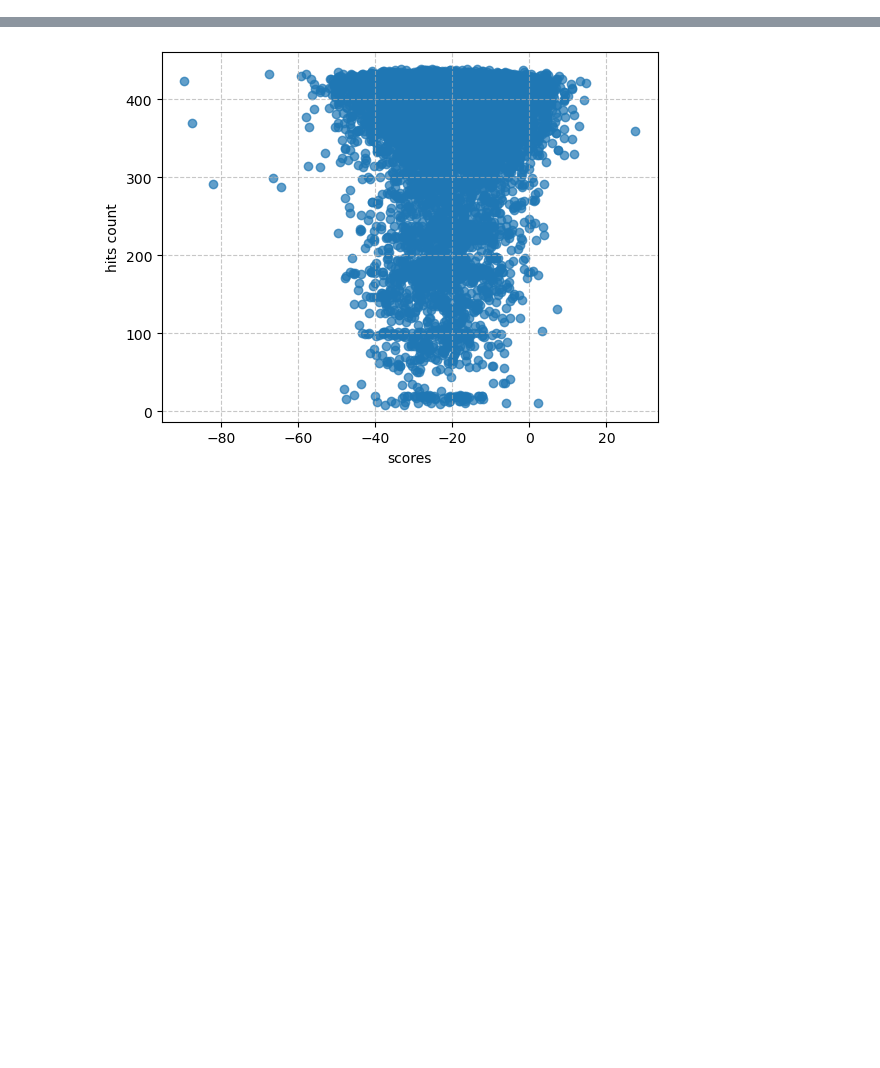
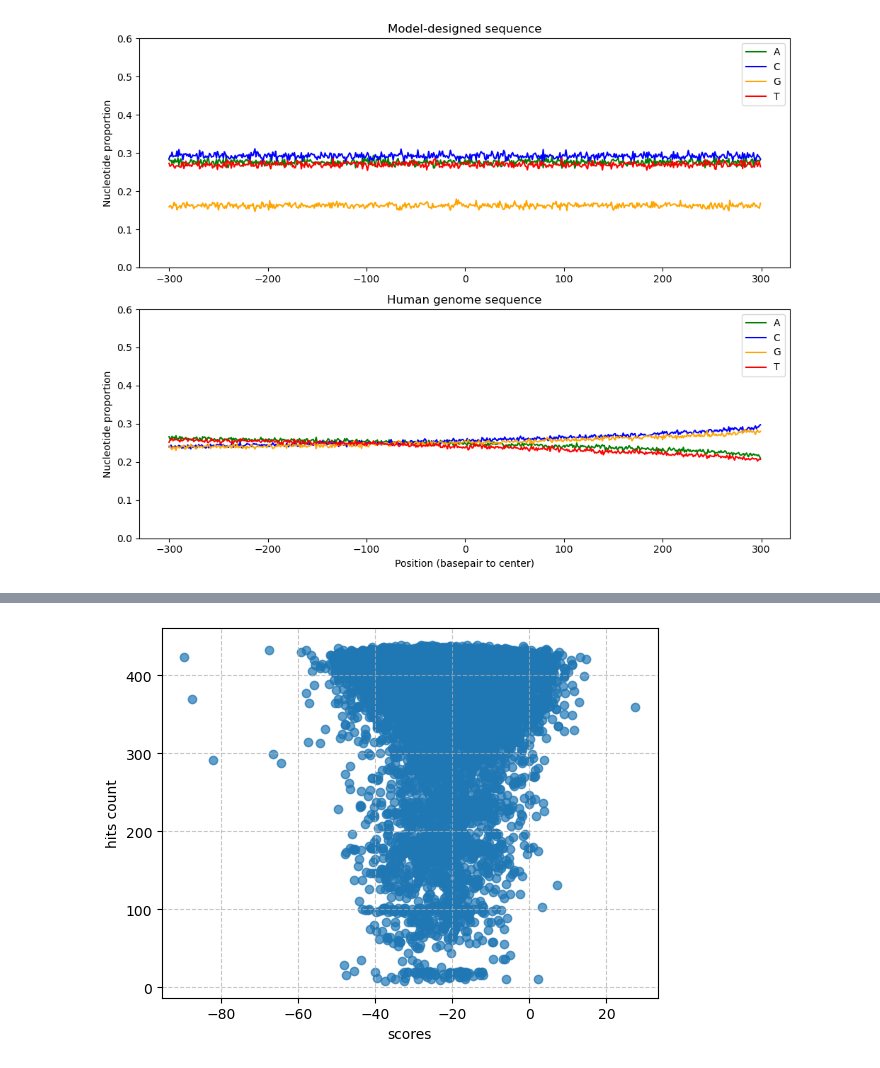
Before and after one commit to debbiemarkslab/PROSE, a Jupyter notebook: scripts/notebook.ipynb, the cells around one changed output, grey strips where cells are left out. Cells and saved outputs as stored; diff of their text form; code cells hidden in the pictures; blank space fills up the shorter version.

```diff
--- a/scripts/notebook.ipynb
+++ b/scripts/notebook.ipynb
@@ -5,0 +13,5 @@ import matplotlib.pyplot as plt
+# %%
+q_path = "/n/groups/marks/users/erik/Promoter_Poet_private/data/query.pkl"
+with open(q_path, "rb") as f:
+    queries = pickle.load(f)
+queries = list(queries.values())
@@ -5,0 +51,3 @@ import matplotlib.pyplot as plt
+# %%
+model, _ = calculate_nucleotide_proportions(seqs)
+gt, _ = calculate_nucleotide_proportions(queries)
@@ -5,0 +75,35 @@ import matplotlib.pyplot as plt
+# %%
+def plot_nucleotide_proportions(ref_proportions, model_proportions, positions):
+        """
+        Plot nucleotide proportions (similar to panel b)
+        """
+        plt.figure(figsize=(10, 8))
+
+        # Plot model sequences
+        plt.subplot(2, 1, 1)
+        for nucleotide, props in model_proportions.items():
+            color = {'A': 'green', 'C': 'blue', 'G': 'orange', 'T': 'red'}.get(nucleotide, 'black')
+            plt.plot(positions, props, color=color, label=nucleotide)
+        plt.title('Model-designed sequence')
+        plt.ylabel('Nucleotide proportion')
+        plt.ylim(0, 0.6)
+        plt.legend()
+
+        # Plot reference sequences
+        plt.subplot(2, 1, 2)
+        for nucleotide, props in ref_proportions.items():
+            color = {'A': 'green', 'C': 'blue', 'G': 'orange', 'T': 'red'}.get(nucleotide, 'black')
+            plt.plot(positions, props, color=color, label=nucleotide)
+        plt.title('Human genome sequence')
+        plt.xlabel('Position (basepair to center)')
+        plt.ylabel('Nucleotide proportion')
+        plt.ylim(0, 0.6)
+        plt.legend()
+
+        plt.tight_layout()
+        return plt.gcf()
+# %%
+fig = plot_nucleotide_proportions(gt, model, range(-300, 300))
+plt.show()
+# %% [output]
+[figure, added]
```
Also changed, not shown: parts of 9 cells of this notebook, 17 other files.
